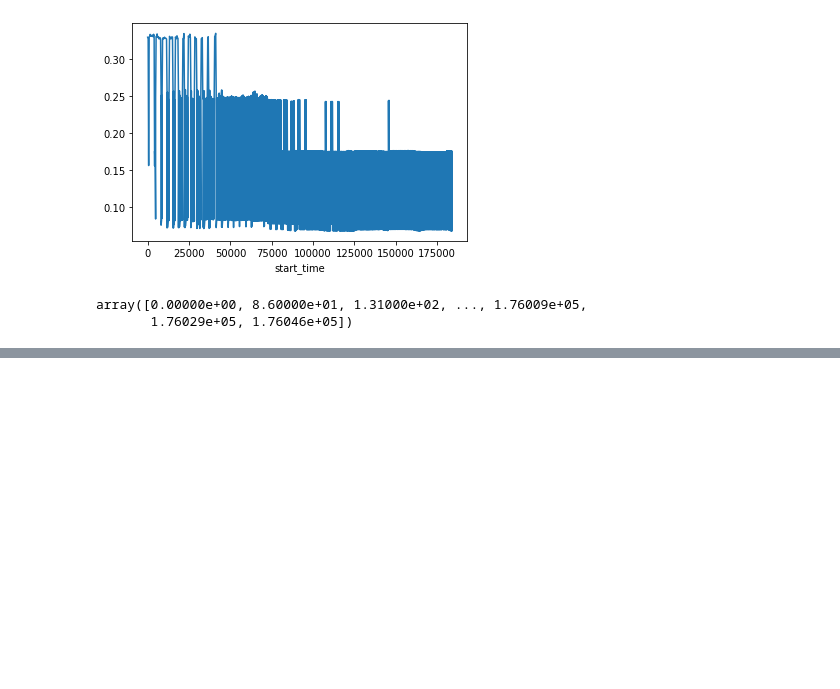
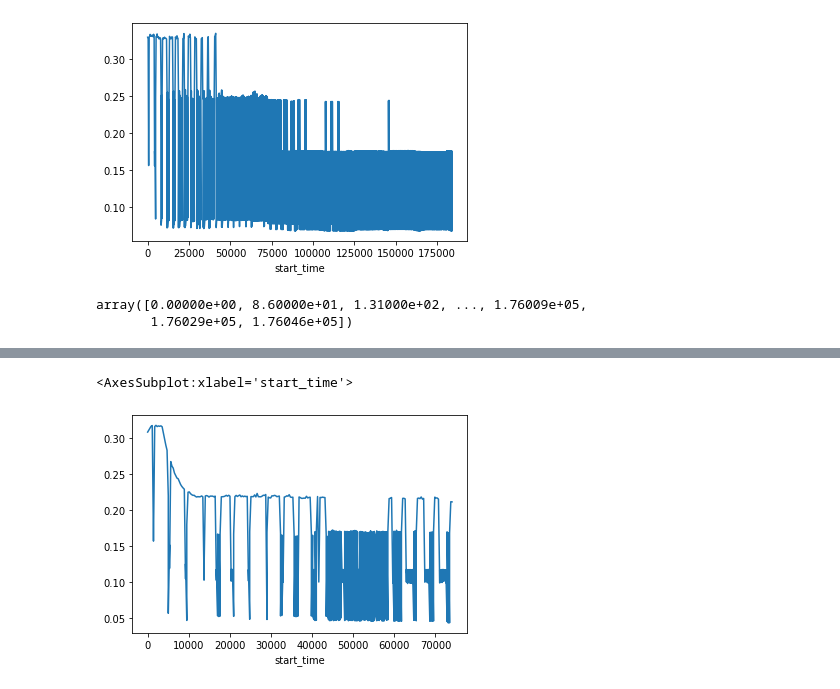
Before and after one commit to Nicola115/VMAgent, a Jupyter notebook: vmagent/change_monitor_data_into_alibaba_format.ipynb, the cells around one changed output, grey strips where cells are left out. Drawn from its saved outputs; the diff is of its cells as text; code cells hidden in the pictures; blank space fills up the shorter version.

```diff
--- a/vmagent/change_monitor_data_into_alibaba_format.ipynb
+++ b/vmagent/change_monitor_data_into_alibaba_format.ipynb
@@ -174,0 +195,5 @@ array([0.00000e+00, 8.60000e+01, 1.31000e+02, ..., 1.76009e+05,
+# %%
+monitor_data_df[monitor_data_df['node_id']==1].groupby('start_time').sum()['used_mem'].plot()
+# %% [output]
+<AxesSubplot:xlabel='start_time'>
+[figure, added]
```
Also changed, not shown: parts of 9 cells of this notebook, 14 other files.
